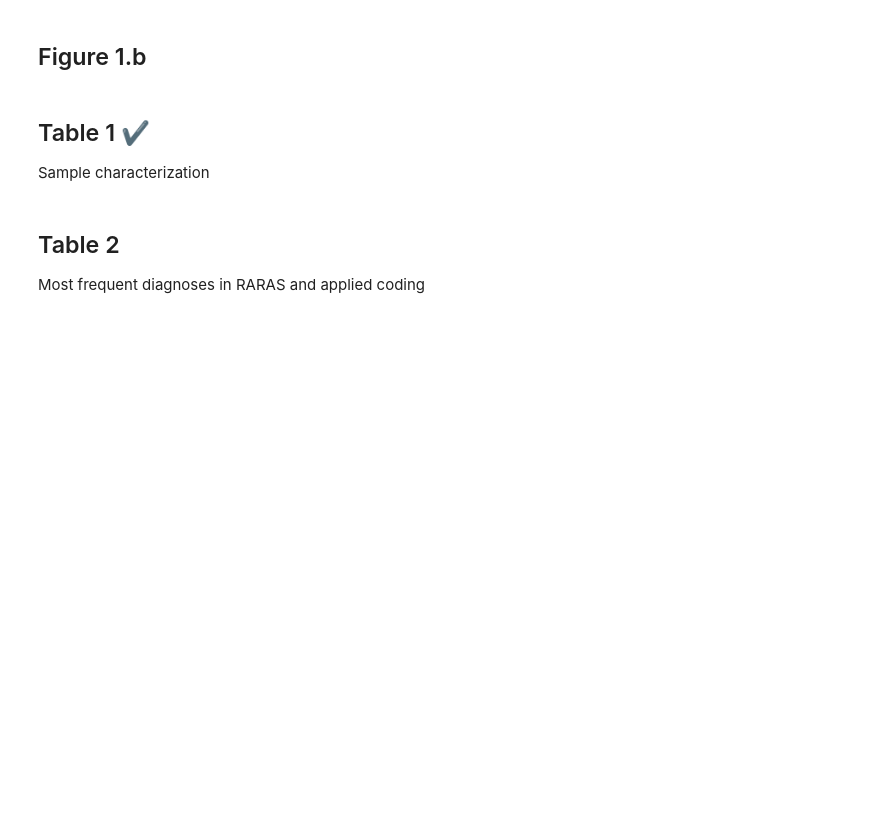
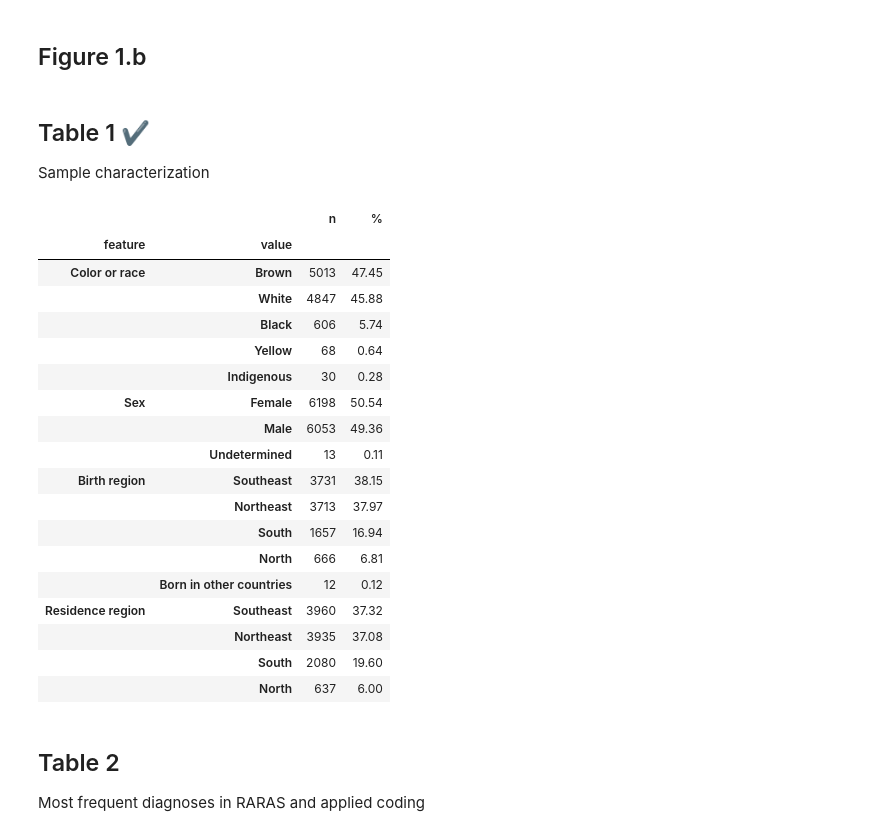
Before and after one commit to RARAS-BR/retrospective_manuscript, a Jupyter notebook: descriptive_analysis.ipynb, the cells around one changed output. Cells and saved outputs as stored; diff of their text form; code cells hidden in the pictures; blank space fills up the shorter version.

```diff
--- a/descriptive_analysis.ipynb
+++ b/descriptive_analysis.ipynb
@@ -333,7 +312,28 @@ Histogram of Age and Sex Distribution of Participants (n=12,502) and (b) diagnos
 ## Table 1 ✔
 Sample characterization
 # %%
-create_descriptive_table(id_df, ['color_or_race', 'sex', 'birth_region', 'residence_region'])
+df = create_descriptive_table(id_df, ['color_or_race', 'sex', 'birth_region', 'residence_region'])
+display(df)
+# %% [output]
+|  |  | n | % |
+| feature | value |  |  |
+| Color or race | Brown | 5013 | 47.45 |
+|  | White | 4847 | 45.88 |
+|  | Black | 606 | 5.74 |
+|  | Yellow | 68 | 0.64 |
+|  | Indigenous | 30 | 0.28 |
+| Sex | Female | 6198 | 50.54 |
+|  | Male | 6053 | 49.36 |
+|  | Undetermined | 13 | 0.11 |
+| Birth region | Southeast | 3731 | 38.15 |
+|  | Northeast | 3713 | 37.97 |
+|  | South | 1657 | 16.94 |
+|  | North | 666 | 6.81 |
+|  | Born in other countries | 12 | 0.12 |
+| Residence region | Southeast | 3960 | 37.32 |
+|  | Northeast | 3935 | 37.08 |
+|  | South | 2080 | 19.60 |
+|  | North | 637 | 6.00 |
 # %% [markdown]
 ## Table 2
 Most frequent diagnoses in RARAS and applied coding
```
Also changed, not shown: parts of 9 cells of this notebook, 2 other files.
